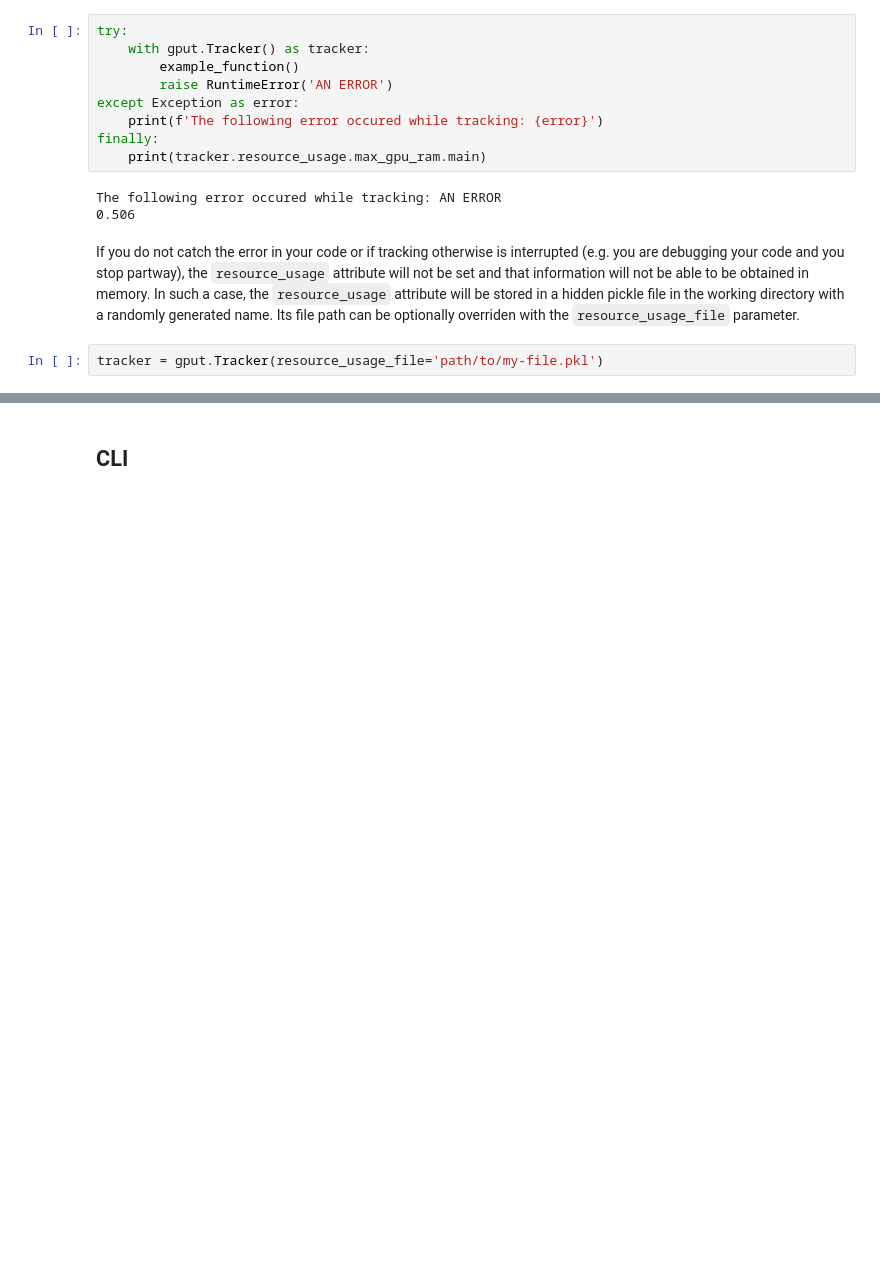
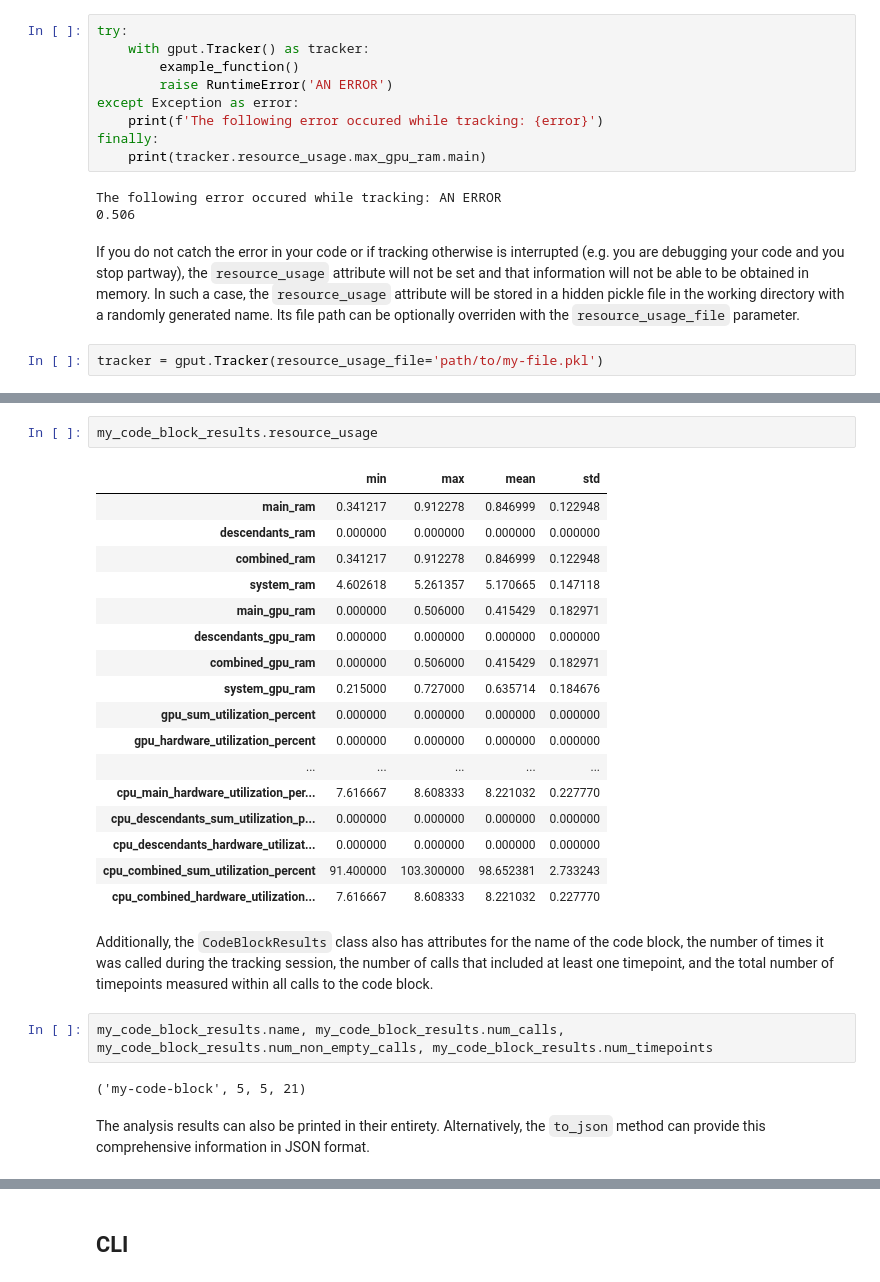
Before and after one commit to MoseleyBioinformaticsLab/gpu_tracker, a Jupyter notebook: docs/notebook/tutorial.ipynb, the cells around one changed output, grey strips where cells are left out. Cells and saved outputs as stored; diff of their text form; blank space fills up the shorter version.

```diff
--- a/docs/notebook/tutorial.ipynb
+++ b/docs/notebook/tutorial.ipynb
@@ -174,0 +286,28 @@ Compute time:
+# %%
+my_code_block_results.resource_usage
+# %% [output]
+|  | min | max | mean | std |
+| main_ram | 0.341217 | 0.912278 | 0.846999 | 0.122948 |
+| descendants_ram | 0.000000 | 0.000000 | 0.000000 | 0.000000 |
+| combined_ram | 0.341217 | 0.912278 | 0.846999 | 0.122948 |
+| system_ram | 4.602618 | 5.261357 | 5.170665 | 0.147118 |
+| main_gpu_ram | 0.000000 | 0.506000 | 0.415429 | 0.182971 |
+| descendants_gpu_ram | 0.000000 | 0.000000 | 0.000000 | 0.000000 |
+| combined_gpu_ram | 0.000000 | 0.506000 | 0.415429 | 0.182971 |
+| system_gpu_ram | 0.215000 | 0.727000 | 0.635714 | 0.184676 |
+| gpu_sum_utilization_percent | 0.000000 | 0.000000 | 0.000000 | 0.000000 |
+| gpu_hardware_utilization_percent | 0.000000 | 0.000000 | 0.000000 | 0.000000 |
+| ... | ... | ... | ... | ... |
+| cpu_main_hardware_utilization_per... | 7.616667 | 8.608333 | 8.221032 | 0.227770 |
+| cpu_descendants_sum_utilization_p... | 0.000000 | 0.000000 | 0.000000 | 0.000000 |
+| cpu_descendants_hardware_utilizat... | 0.000000 | 0.000000 | 0.000000 | 0.000000 |
+| cpu_combined_sum_utilization_percent | 91.400000 | 103.300000 | 98.652381 | 2.733243 |
+| cpu_combined_hardware_utilization... | 7.616667 | 8.608333 | 8.221032 | 0.227770 |
+# %% [markdown]
+Additionally, the `CodeBlockResults` class also has attributes for the name of the code block, the number of times it was called during the tracking session, the number of calls that included at least one timepoint, and the total number of timepoints measured within all calls to the code block.
+# %%
+my_code_block_results.name, my_code_block_results.num_calls, my_code_block_results.num_non_empty_calls, my_code_block_results.num_timepoints
+# %% [output]
+('my-code-block', 5, 5, 21)
+# %% [markdown]
+The analysis results can also be printed in their entirety. Alternatively, the `to_json` method can provide this comprehensive information in JSON format.
```
Also changed, not shown: parts of 94 cells of this notebook, 13 other files.
